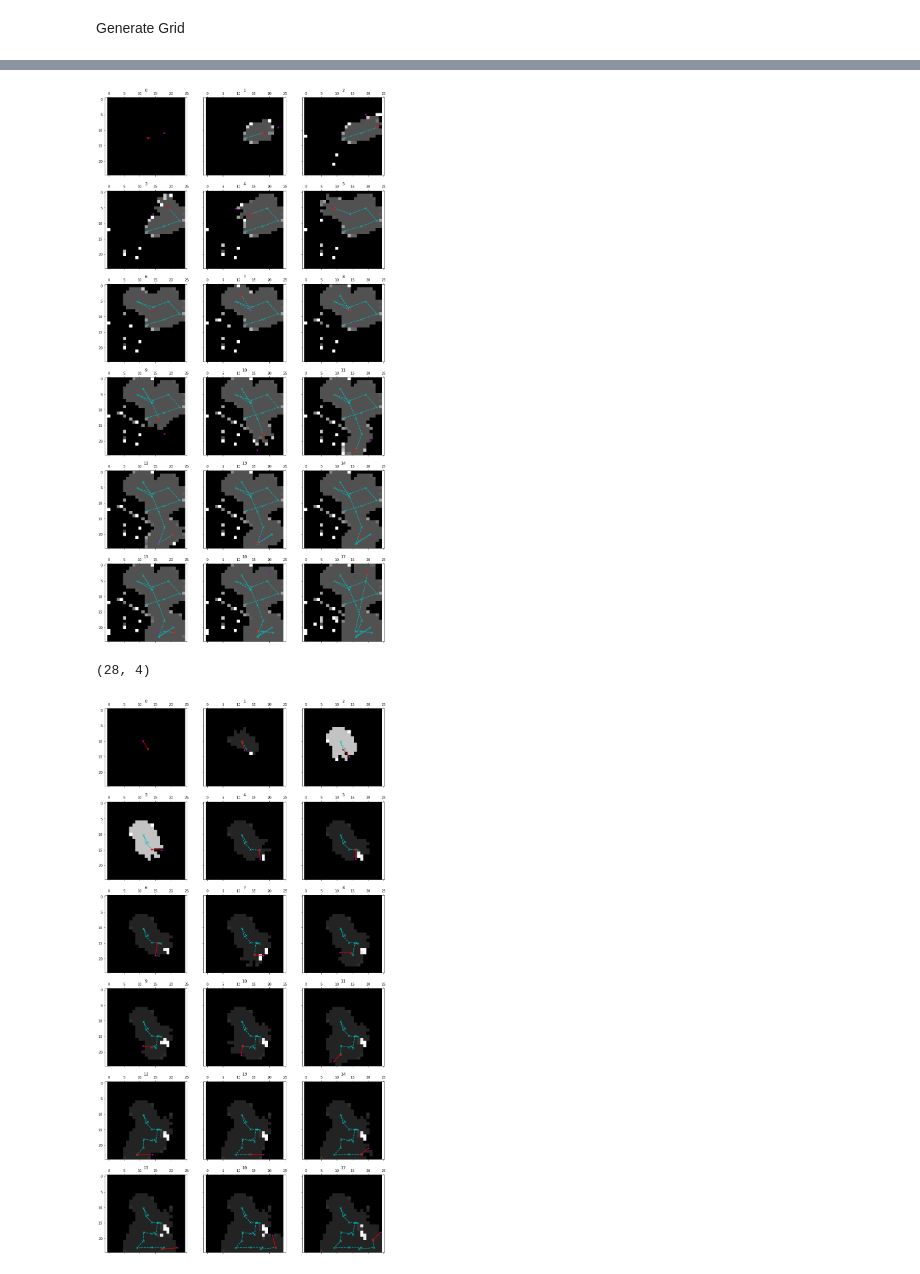
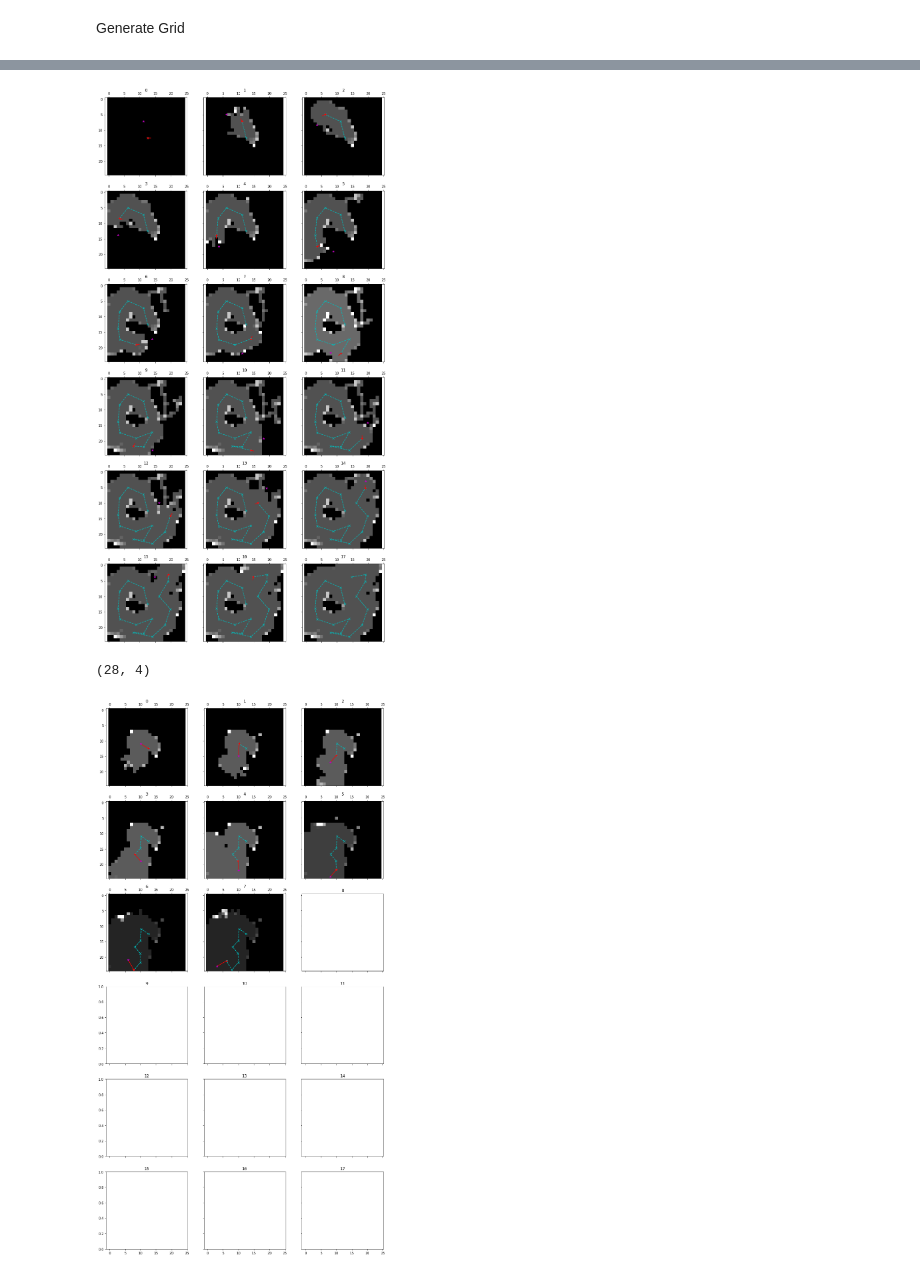
Before and after one commit to mhl787156/RomiExperiments, a Jupyter notebook: scripts/analyseData2.ipynb, the cells around one changed output, grey strips where cells are left out. Drawn from its saved outputs; the diff is of its cells as text; code cells hidden in the pictures.

```diff
--- a/scripts/analyseData2.ipynb
+++ b/scripts/analyseData2.ipynb
@@ -25,14 +25,24 @@ truemap = np.rot90(truemap, 3)
 truemap = np.flipud(truemap)
 # %% [markdown]
 Resize Map for printing
-# %%
-from scipy.interpolate import RegularGridInterpolator
-
-resized_truemapp = np.zeros((1800, 1800))
-stride_x = int(1800/25)
-for i in range(25):
-    for j in range(25):
-        resized_truemapp[i*stride_x:(i+1)*stride_x, j*stride_x:(j+1)*stride_x] = truemap[i, j]
+# %%
+mapfile = os.path.join('..', 'Documentation', 'Maps', 'map2v2.txt')
+truemap2 = []
+with open(mapfile, 'r') as f:
+    for l in f:
+        l = " ".join(l)
+        l = l.replace('.', '0')
+        l = l.replace('#', '63')
+        l = l.replace('/', '0')
+        l = l.replace('-', '0')
+        l = l.replace('|', '0')
+        l = l.replace('\\', '0')
+        truemap2.append(np.array(l.split(), dtype=np.int32))
+truemap2 = np.array(truemap2)
+
+truemap2 = np.flip(truemap2, 0)
+# truemap2 = np.flip(truemap2, 1)
+truemap2 = np.rot90(truemap2, 1)
 # %% [markdown]
 ## Read Data In
 # %% [markdown]
@@ -344,15 +375,15 @@ def display_latest_pose_grid(tag):
     plot_grid_with_pose(mapstime, positions)
 display_latest_pose_grid('Gradients_Test1_Empty')
 # %% [output]
-[figure, old version]
+[figure, new version]
 # %%
 def display_latest_pose_grid_movement(tag):
     datapath = os.path.join('..', 'data')
     datafolder = get_latest_data_folder_loc_by_tag(datapath, tag)
     mapstime, positions, nextmoves = read_in_maps_and_positions(datafolder)
     print(nextmoves.shape)
     plot_grid_with_nextmoves(mapstime, nextmoves)
-display_latest_pose_grid_movement('Gradients_Test4')
+display_latest_pose_grid_movement('Gradients_Expr3')
 # %% [output]
 (28, 4)
-[figure, old version]
+[figure, new version]
```
Also changed, not shown: parts of 8 cells of this notebook, 3 other files.
